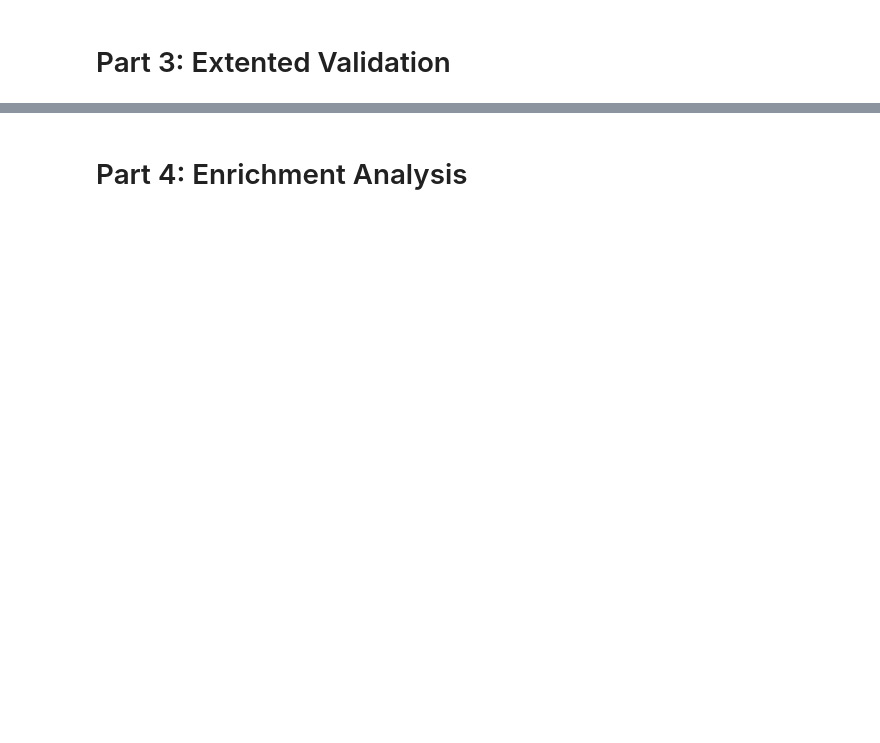
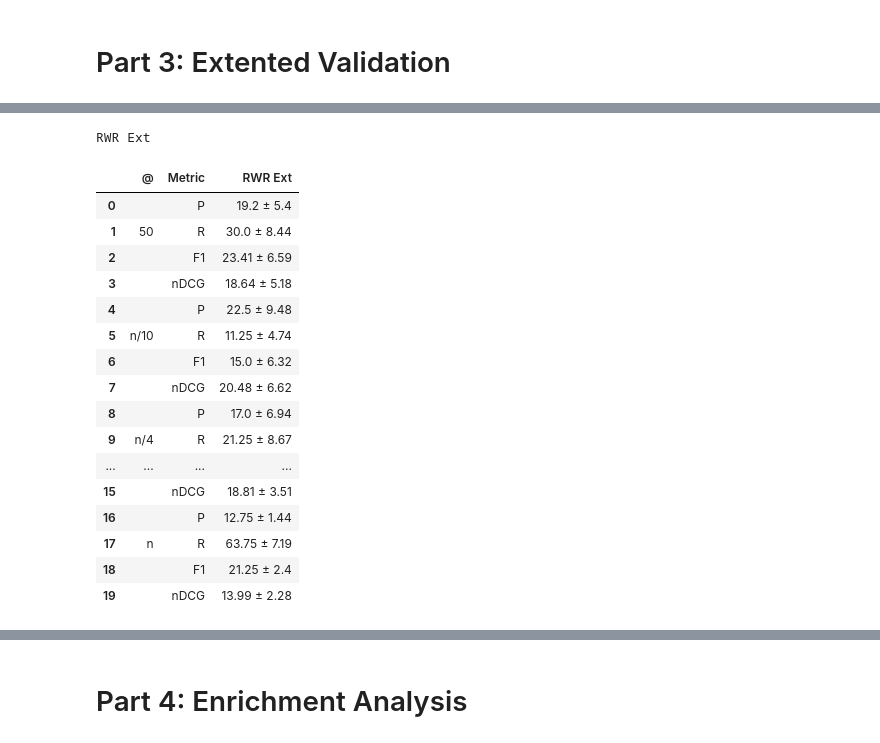
Before and after one commit to BI-TeamProject/Final_project, a Jupyter notebook: main.ipynb, the cells around one changed output, grey strips where cells are left out. Drawn from its saved outputs; the diff is of its cells as text; code cells hidden in the pictures; blank space fills up the shorter version.

```diff
--- a/main.ipynb
+++ b/main.ipynb
@@ -223,5 +294,25 @@ results_df[["@",'Metric',"Cytoscape Ext"]]
 # %%
-hga.return_metrics("RWR", pgenes_sub_graph, hs_disease_genes, ds_genes_train, ds_genes_test, print_flag=False, extended_val = True)
+results_df = hga.return_metrics("RWR", pgenes_sub_graph, hs_disease_genes, ds_genes_train, ds_genes_test, print_flag=False, extended_val = True)
+results_df[["@",'Metric',"RWR Ext"]]
+# %% [output]
+RWR Ext
+|  | @ | Metric | RWR Ext |
+| 0 |  | P | 19.2 ± 5.4 |
+| 1 | 50 | R | 30.0 ± 8.44 |
+| 2 |  | F1 | 23.41 ± 6.59 |
+| 3 |  | nDCG | 18.64 ± 5.18 |
+| 4 |  | P | 22.5 ± 9.48 |
+| 5 | n/10 | R | 11.25 ± 4.74 |
+| 6 |  | F1 | 15.0 ± 6.32 |
+| 7 |  | nDCG | 20.48 ± 6.62 |
+| 8 |  | P | 17.0 ± 6.94 |
+| 9 | n/4 | R | 21.25 ± 8.67 |
+| ... | ... | ... | ... |
+| 15 |  | nDCG | 18.81 ± 3.51 |
+| 16 |  | P | 12.75 ± 1.44 |
+| 17 | n | R | 63.75 ± 7.19 |
+| 18 |  | F1 | 21.25 ± 2.4 |
+| 19 |  | nDCG | 13.99 ± 2.28 |
 # %%
 hga.dataframe_to_html(results_df)
 results_df
```
Also changed, not shown: parts of 13 cells of this notebook, 25 other files.
